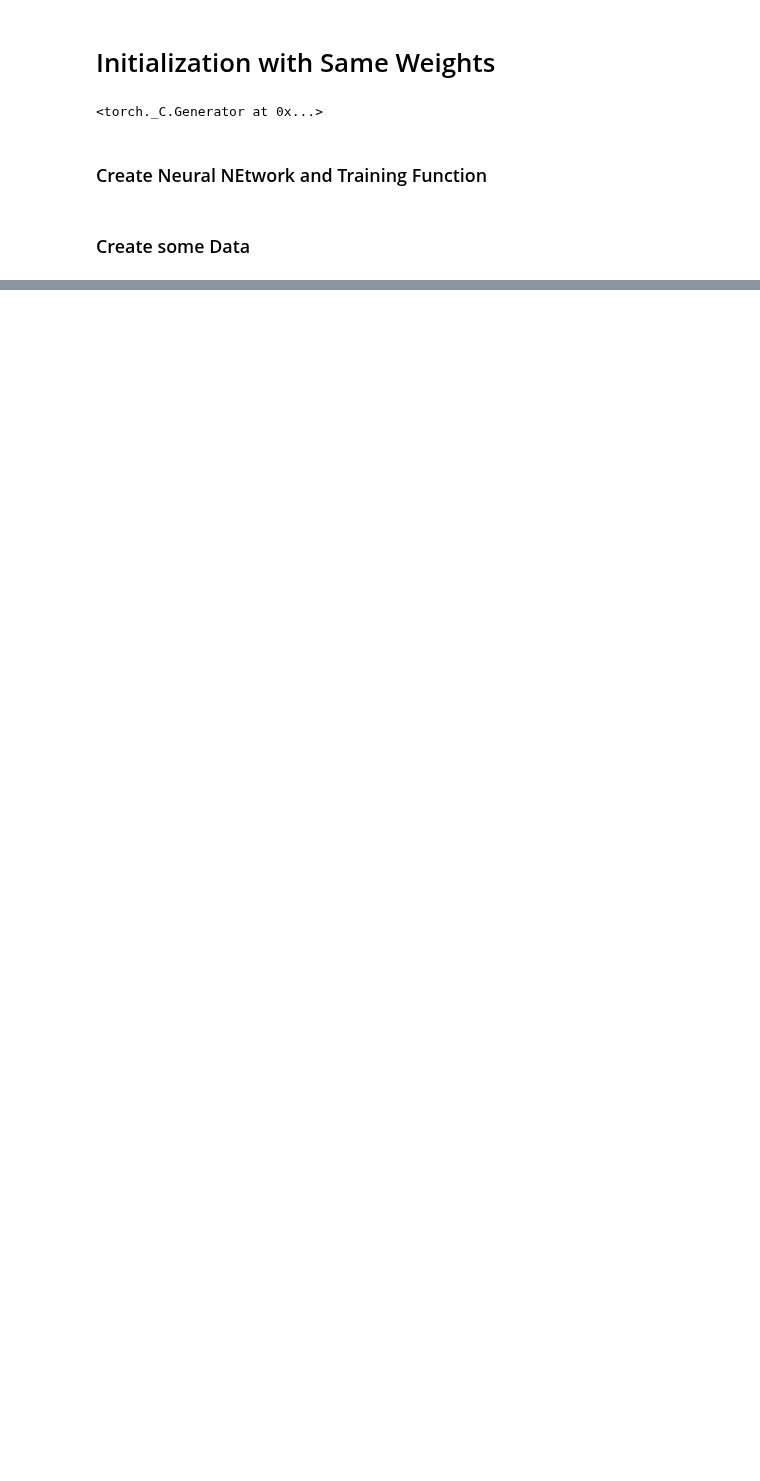
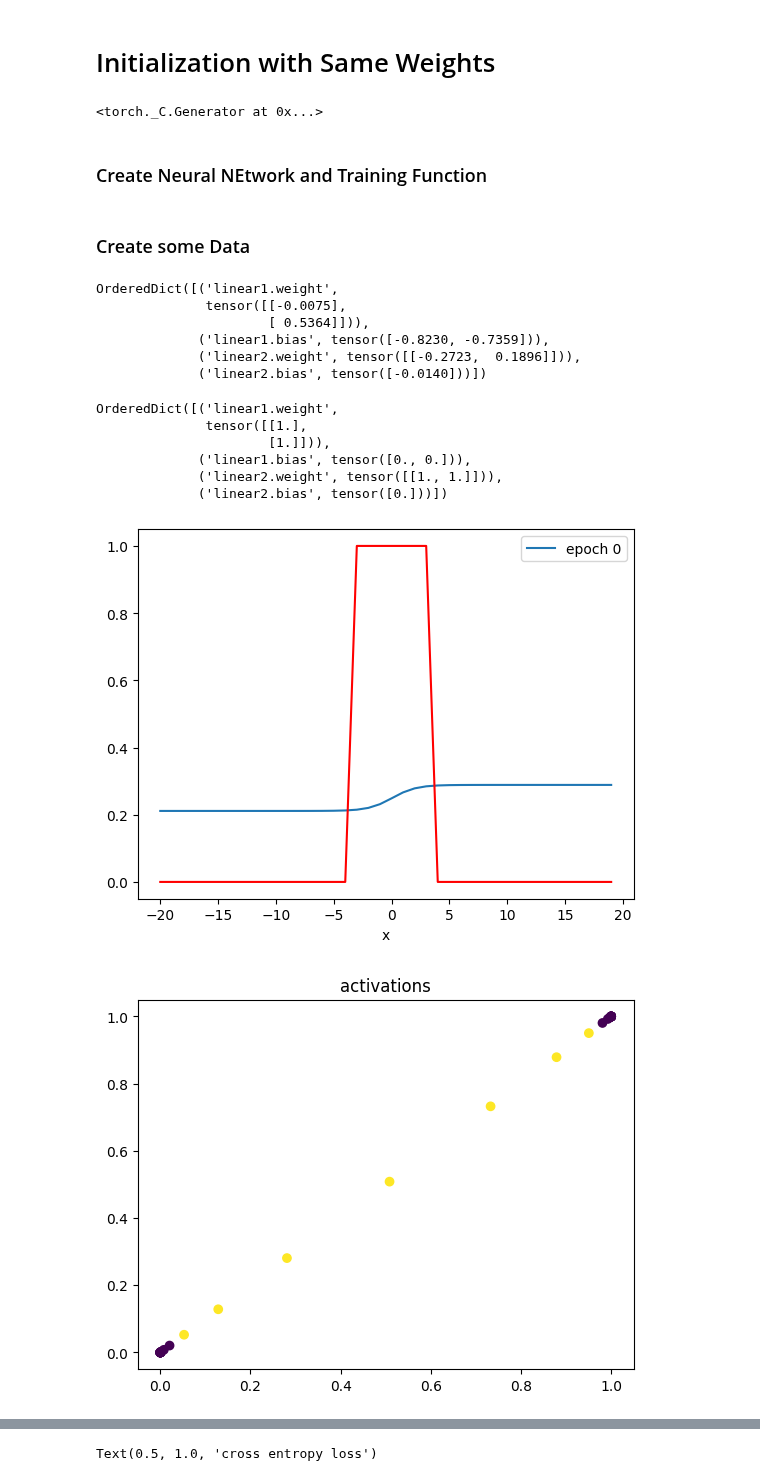
Before and after one commit to AjBorbzz/DataScience_AI_ML, a Jupyter notebook: PyTorch/IBM_Pytorch/DeepLearning_with_Pytorch/study_initialization_with_same_w.ipynb, the cells around one changed output, grey strips where cells are left out. Cells and saved outputs as stored; diff of their text form; code cells hidden in the pictures; blank space fills up the shorter version.

```diff
--- a/PyTorch/IBM_Pytorch/DeepLearning_with_Pytorch/study_initialization_with_same_w.ipynb
+++ b/PyTorch/IBM_Pytorch/DeepLearning_with_Pytorch/study_initialization_with_same_w.ipynb
@@ -97,3 +97,39 @@ D_out = 1
 learning_rate = 0.1
 # create the model
 model = Net(D_in, H, D_out)
+# %%
+model.state_dict()
+# %% [output]
+OrderedDict([('linear1.weight',
+              tensor([[-0.0075],
+                      [ 0.5364]])),
+             ('linear1.bias', tensor([-0.8230, -0.7359])),
+             ('linear2.weight', tensor([[-0.2723,  0.1896]])),
+             ('linear2.bias', tensor([-0.0140]))])
+# %%
+model.state_dict()['linear1.weight'][0]=1.0
+model.state_dict()['linear1.weight'][1]=1.0
+model.state_dict()['linear1.bias'][0]=0.0
+model.state_dict()['linear1.bias'][1]=0.0
+model.state_dict()['linear2.weight'][0]=1.0
+model.state_dict()['linear2.bias'][0]=0.0
+model.state_dict()
+# %% [output]
+OrderedDict([('linear1.weight',
+              tensor([[1.],
+                      [1.]])),
+             ('linear1.bias', tensor([0., 0.])),
+             ('linear2.weight', tensor([[1., 1.]])),
+             ('linear2.bias', tensor([0.]))])
+# %%
+#optimizer
+optimizer = torch.optim.SGD(model.parameters(), lr=learning_rate)
+#train the model usein
+cost_cross = train(Y, X, model, optimizer, criterion_cross, epochs=1000)
+#plot the loss
+plt.plot(cost_cross)
+plt.xlabel('epoch')
+plt.title('cross entropy loss')
+# %% [output]
+[figure, added]
+[figure, added]
@@ -99,0 +142 @@ model = Net(D_in, H, D_out)
+Text(0.5, 1.0, 'cross entropy loss')
```
Also changed, not shown: parts of 1 cell of this notebook.
